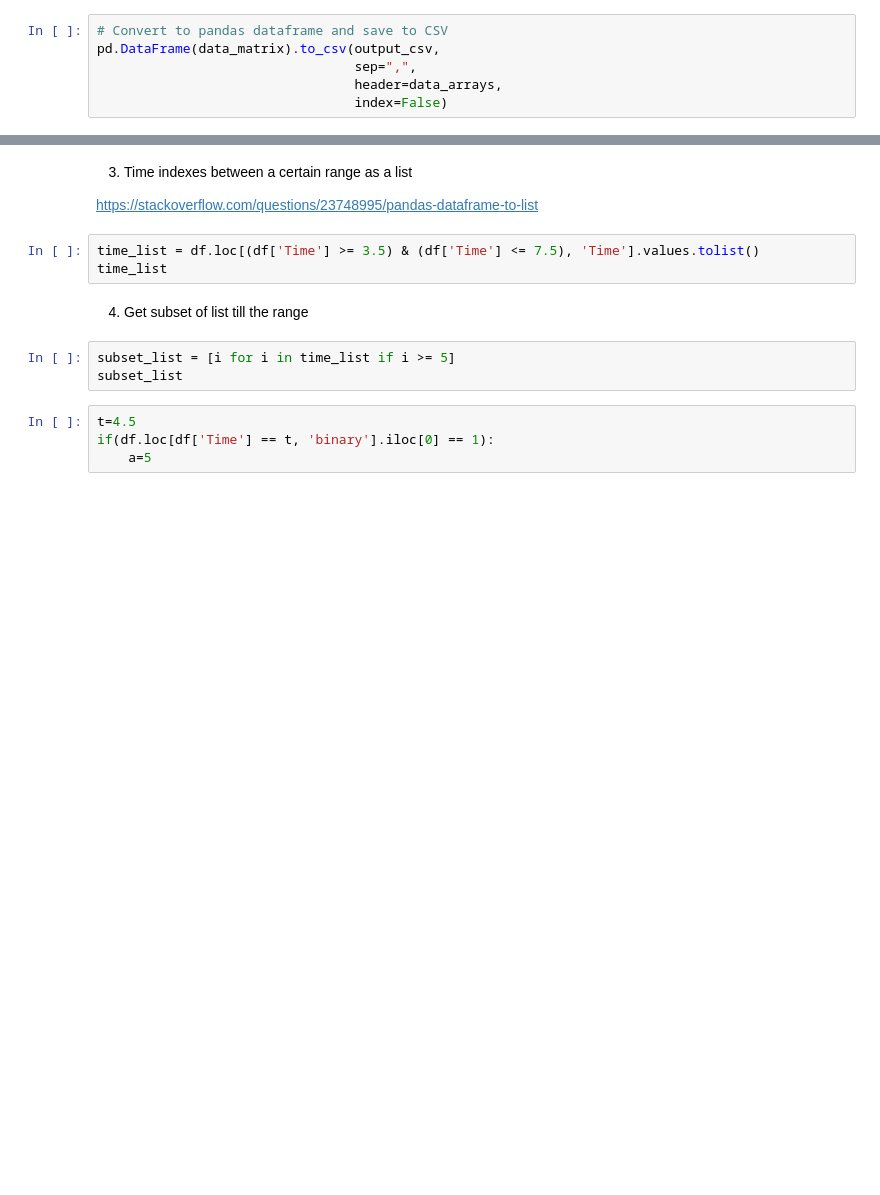
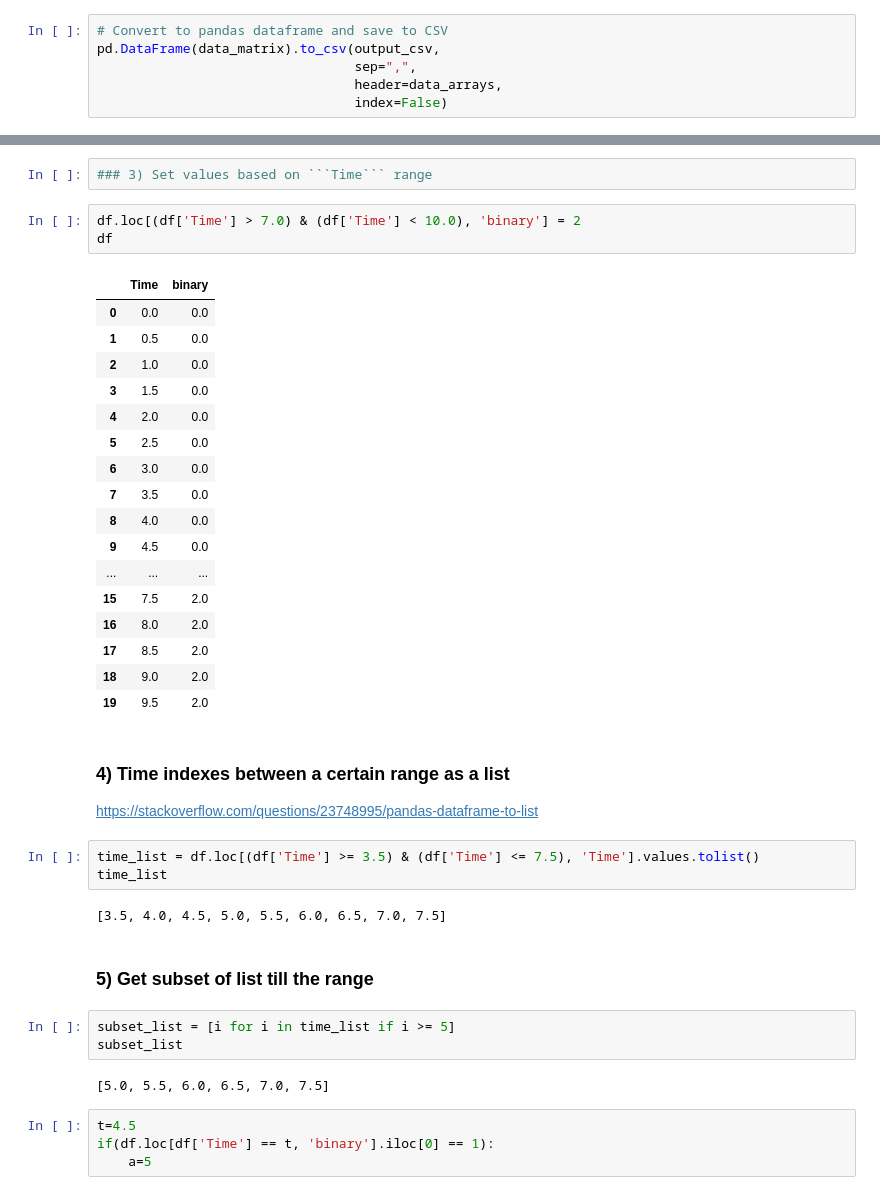
Before and after one commit to waleedqk/stl_AnomalyDetector, a Jupyter notebook: source/dataGenerator/dataGen.ipynb, the cells around one changed output, grey strips where cells are left out. Drawn from its saved outputs; the diff is of its cells as text; blank space fills up the shorter version.

Commit message:
Generating data files with signal values for testing

````diff
--- a/source/dataGenerator/dataGen.ipynb
+++ b/source/dataGenerator/dataGen.ipynb
@@ -132,15 +188,42 @@ df
+# %%
+### 3) Set values based on ```Time``` range
+# %%
+df.loc[(df['Time'] > 7.0) & (df['Time'] < 10.0), 'binary'] = 2
+df
+# %% [output]
+|  | Time | binary |
+| 0 | 0.0 | 0.0 |
+| 1 | 0.5 | 0.0 |
+| 2 | 1.0 | 0.0 |
+| 3 | 1.5 | 0.0 |
+| 4 | 2.0 | 0.0 |
+| 5 | 2.5 | 0.0 |
+| 6 | 3.0 | 0.0 |
+| 7 | 3.5 | 0.0 |
+| 8 | 4.0 | 0.0 |
+| 9 | 4.5 | 0.0 |
+| ... | ... | ... |
+| 15 | 7.5 | 2.0 |
+| 16 | 8.0 | 2.0 |
+| 17 | 8.5 | 2.0 |
+| 18 | 9.0 | 2.0 |
+| 19 | 9.5 | 2.0 |
 # %% [markdown]
-3) Time indexes between a certain range as a list
+### 4) Time indexes between a certain range as a list
 
 https://stackoverflow.com/questions/23748995/pandas-dataframe-to-list
 # %%
 time_list = df.loc[(df['Time'] >= 3.5) & (df['Time'] <= 7.5), 'Time'].values.tolist()
 time_list
+# %% [output]
+[3.5, 4.0, 4.5, 5.0, 5.5, 6.0, 6.5, 7.0, 7.5]
 # %% [markdown]
-4) Get subset of list till the range
+### 5) Get subset of list till the range
 # %%
 subset_list = [i for i in time_list if i >= 5]
 subset_list
+# %% [output]
+[5.0, 5.5, 6.0, 6.5, 7.0, 7.5]
 # %%
 t=4.5
 if(df.loc[df['Time'] == t, 'binary'].iloc[0] == 1):
````
Also changed, not shown: parts of 10 cells of this notebook, 1 other file.
